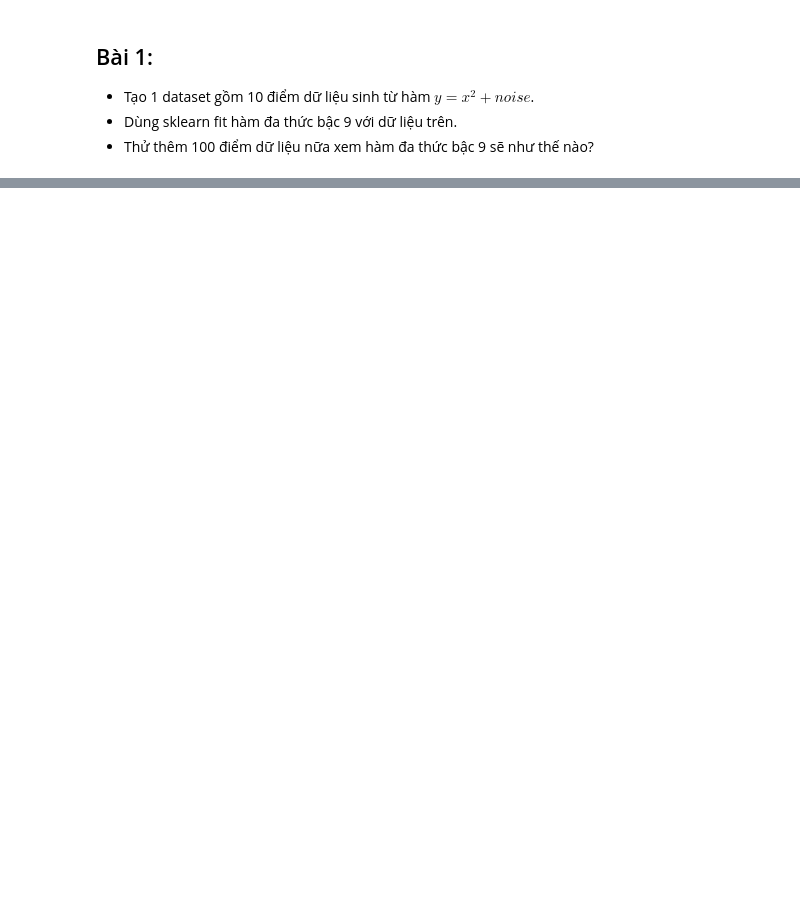
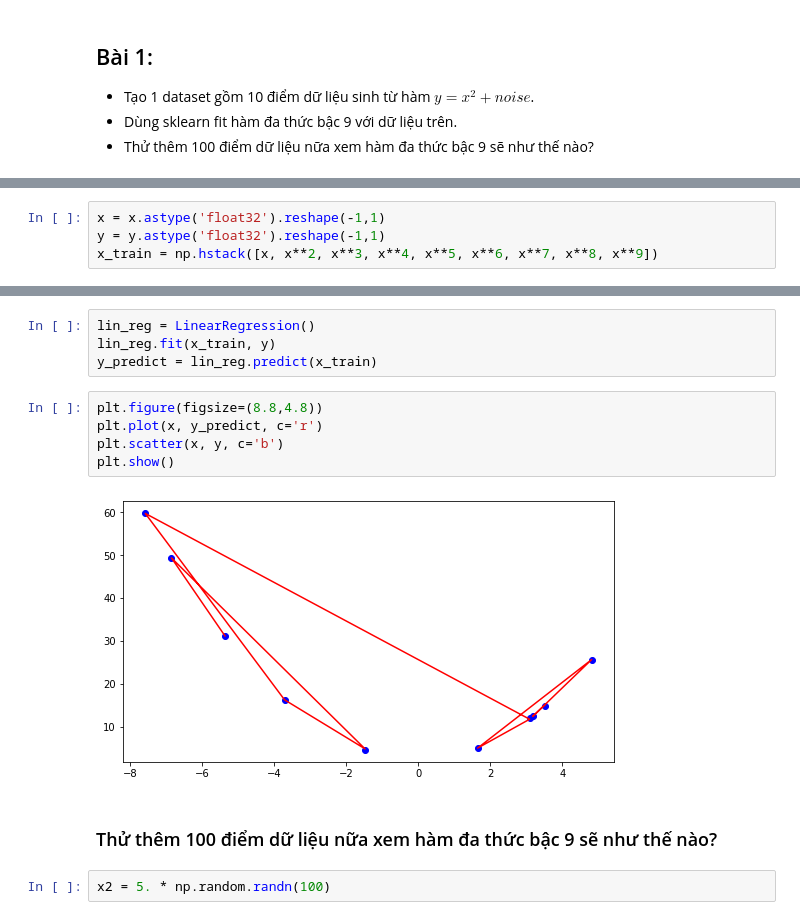
Before and after one commit to phungminhhieu1206/StudyAI, a Jupyter notebook: DeepLearning/5. CNN/TuHoc/Ex1.ipynb, the cells around one changed output, grey strips where cells are left out. Drawn from its saved outputs; the diff is of its cells as text; blank space fills up the shorter version.

```diff
--- a/DeepLearning/5. CNN/TuHoc/Ex1.ipynb
+++ b/DeepLearning/5. CNN/TuHoc/Ex1.ipynb
@@ -28,0 +68,4 @@ plt.scatter(x, x*x, color="blue", label="sin(x)", linestyle="dashed");
+# %%
+x = x.astype('float32').reshape(-1,1)
+y = y.astype('float32').reshape(-1,1)
+x_train = np.hstack([x, x**2, x**3, x**4, x**5, x**6, x**7, x**8, x**9])
@@ -28,0 +74,15 @@ plt.scatter(x, x*x, color="blue", label="sin(x)", linestyle="dashed");
+# %%
+lin_reg = LinearRegression()
+lin_reg.fit(x_train, y)
+y_predict = lin_reg.predict(x_train)
+# %%
+plt.figure(figsize=(8.8,4.8))
+plt.plot(x, y_predict, c='r')
+plt.scatter(x, y, c='b')
+plt.show()
+# %% [output]
+[figure, added]
+# %% [markdown]
+### Thử thêm 100 điểm dữ liệu nữa xem hàm đa thức bậc 9 sẽ như thế nào?
+# %%
+x2 = 5. * np.random.randn(100)
```
Also changed, not shown: parts of 13 cells of this notebook, 12 other files.
